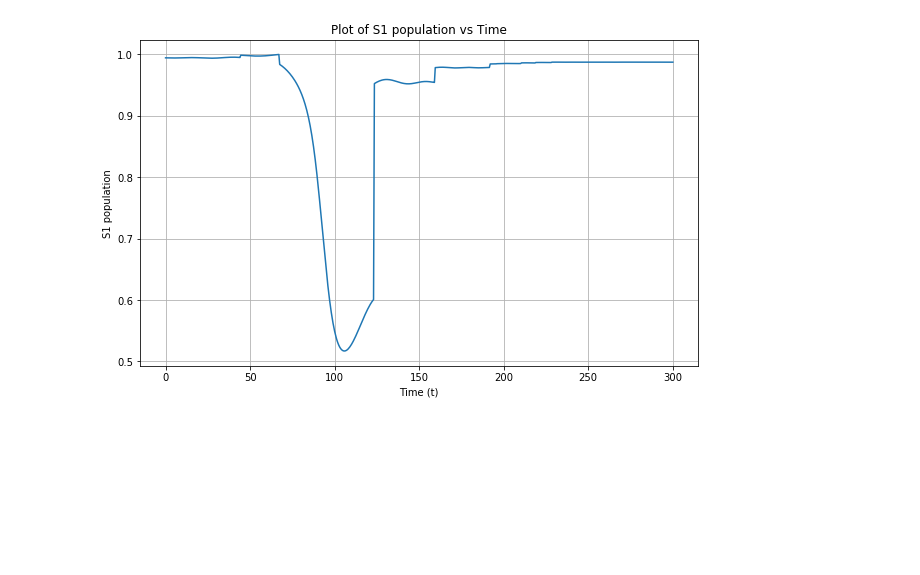
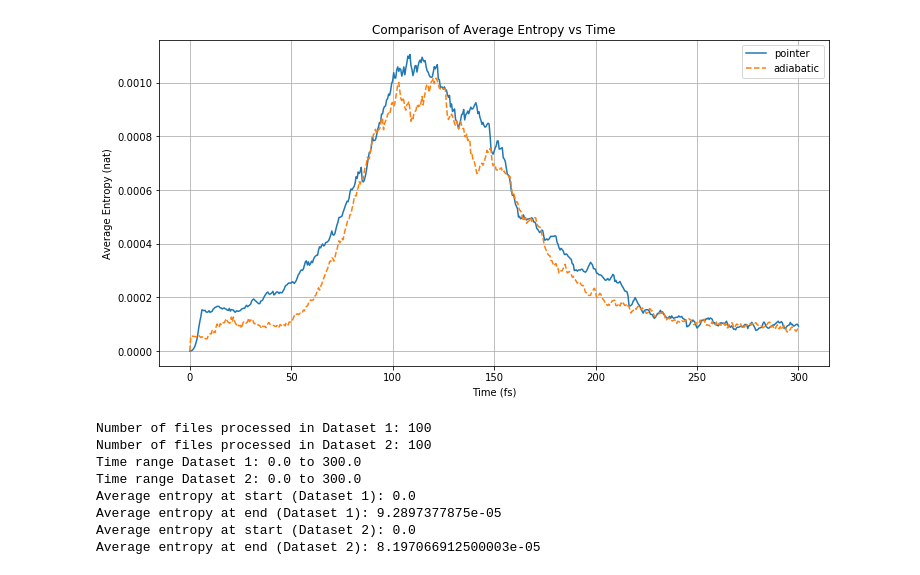
Before and after one commit to blevine37/tab-model, a Jupyter notebook: analysis.ipynb, the cells around one changed output. Drawn from its saved outputs; the diff is of its cells as text; code cells hidden in the pictures; blank space fills up the shorter version.

```diff
--- a/analysis.ipynb
+++ b/analysis.ipynb
@@ -23,19 +1,57 @@ plt.show()
-# %%
-# Define the column names
-columns = ["t", "S0 pop", "S1 pop", "poptot"]
-
-# Load the .dat file into a DataFrame
-file_path3 = '/home/adurden/Ari/TAB/corrected/entropycheck/rank_reduced_adiabatic2/data/pop10.dat'  # Replace with the actual path to your file
-file_path2 = '/home/adurden/Ari/TAB/corrected/entropycheck/diabatic/data/ene1.dat'
-df = pd.read_csv(file_path3, delim_whitespace=True, names=columns, skiprows=1)
-
-# Plot the data
-plt.figure(figsize=(10, 6))
-plt.plot(df['t'], df['S1 pop'], linestyle='-')
-plt.xlabel('Time (t)')
-plt.ylabel('S1 population')
-plt.title('Plot of S1 population vs Time')
-plt.grid(True)
-plt.show()
-# %% [output]
-[figure, removed]
+# %%
+import pandas as pd
+import matplotlib.pyplot as plt
+import glob
+import os
+
+def process_data(directory):
+    columns = ["t", "Mean-Field Energy", "PE Difference", "Total Energy", "norm", "last_column", "total count"]
+    file_paths = glob.glob(os.path.join(directory, 'ene*.dat'))
+    dfs = []
+
+    for file_path in file_paths:
+        df = pd.read_csv(file_path, delim_whitespace=True, names=columns, skiprows=1)
+        dfs.append(df)
+
+    combined_df = pd.concat(dfs)
+    average_df = combined_df.groupby('t').mean().reset_index()
+    return average_df, len(file_paths)
+
+# Specify the paths to the directories containing the ene*.dat files
+data_directory1 = '/home/adurden/Ari/TAB/9state2d/pointerC/data/'
+data_directory2 = '/home/adurden/Ari/TAB/9state2d/data/'
+
+# Process data from both directories
+avg_df1, file_count1 = process_data(data_directory1)
+avg_df2, file_count2 = process_data(data_directory2)
+
+# Plot the data
+plt.figure(figsize=(12, 6))
+plt.plot(avg_df1['t'], (9/8)*avg_df1['last_column'], linestyle='-', label='pointer')
+plt.plot(avg_df2['t'], (9/8)*avg_df2['last_column'], linestyle='--', label='adiabatic')
+plt.xlabel('Time (fs)')
+plt.ylabel('Average Entropy (nat)')
+plt.title('Comparison of Average Entropy vs Time')
+plt.legend()
+plt.grid(True)
+plt.savefig('entropy_comparison.pdf', format='pdf')
+plt.show()
+# Print some statistics
+print(f"Number of files processed in Dataset 1: {file_count1}")
+print(f"Number of files processed in Dataset 2: {file_count2}")
+print(f"Time range Dataset 1: {avg_df1['t'].min()} to {avg_df1['t'].max()}")
+print(f"Time range Dataset 2: {avg_df2['t'].min()} to {avg_df2['t'].max()}")
+print(f"Average entropy at start (Dataset 1): {(9/8)*avg_df1['last_column'].iloc[0]}")
+print(f"Average entropy at end (Dataset 1): {(9/8)*avg_df1['last_column'].iloc[-1]}")
+print(f"Average entropy at start (Dataset 2): {(9/8)*avg_df2['last_column'].iloc[0]}")
+print(f"Average entropy at end (Dataset 2): {(9/8)*avg_df2['last_column'].iloc[-1]}")
+# %% [output]
+[figure, added]
+Number of files processed in Dataset 1: 100
+Number of files processed in Dataset 2: 100
+Time range Dataset 1: 0.0 to 300.0
+Time range Dataset 2: 0.0 to 300.0
+Average entropy at start (Dataset 1): 0.0
+Average entropy at end (Dataset 1): 9.2897377875e-05
+Average entropy at start (Dataset 2): 0.0
+Average entropy at end (Dataset 2): 8.197066912500003e-05
```
Also changed, not shown: parts of 2 cells of this notebook, 11 other files.
